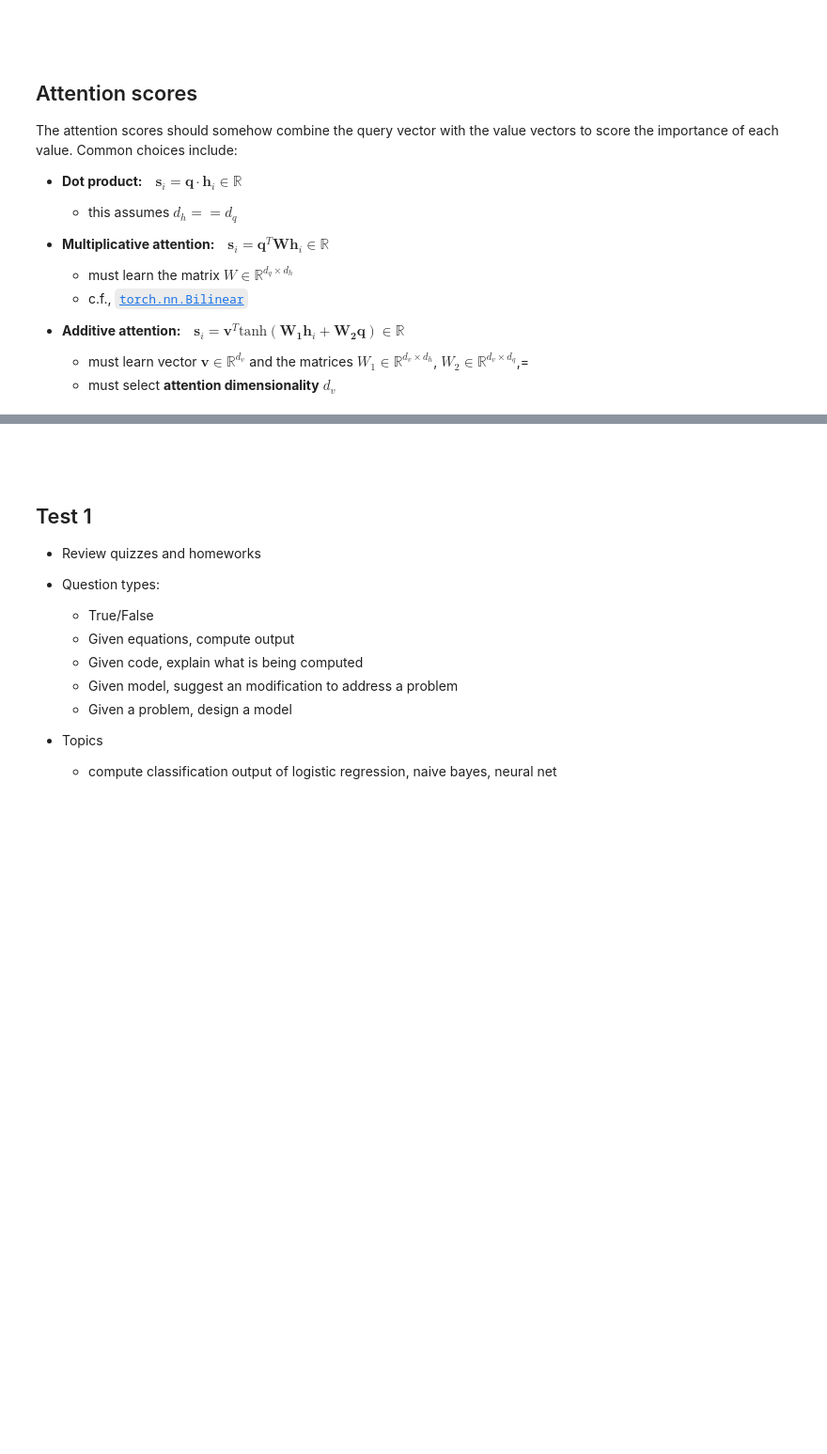
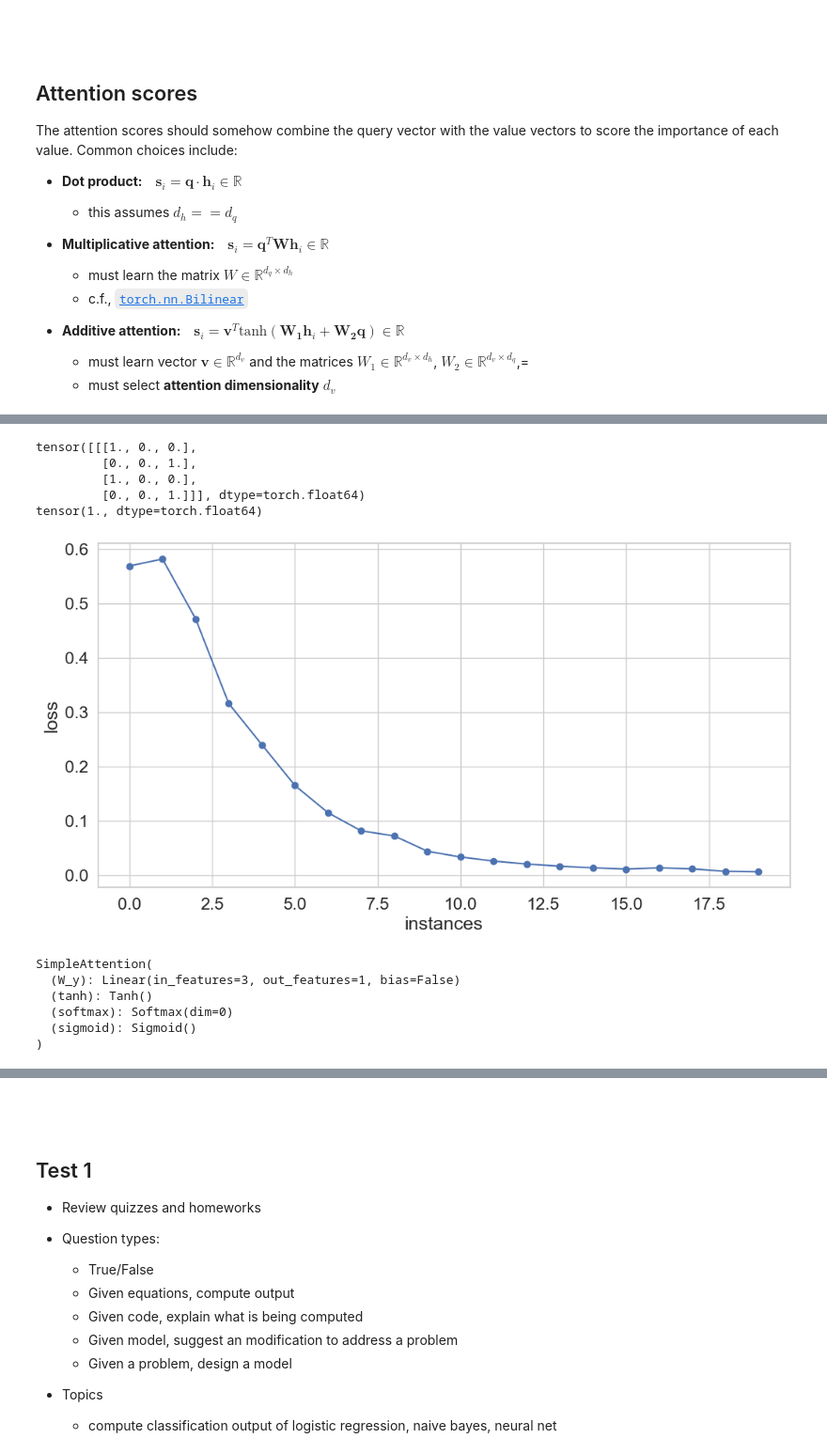
Before and after one commit to tulane-cmps6730/main, a Jupyter notebook: lec/sequence/transformer.ipynb, the cells around one changed output, grey strips where cells are left out. Shown: that part at 94% size. Cells and saved outputs as stored; diff of their text form; code cells hidden in the pictures; blank space fills up the shorter version.

```diff
--- a/lec/sequence/transformer.ipynb
+++ b/lec/sequence/transformer.ipynb
@@ -233,0 +355,8 @@ ELMO "word vectors are learned functions of the internal states of a deep bidire
+# %%
+# 1-hot encodings of the "words" a,b,c
+a = [1,0,0]
+b = [0,1,0]
+c = [0,0,1]
+
+# e.g., the document containing a, c, a, c
+torch.tensor([a,c,a,c], dtype=torch.float64)
@@ -233,0 +368,3 @@ ELMO "word vectors are learned functions of the internal states of a deep bidire
+# %%
+model = SimpleAttention(input_size=3, verbose=True)
+model(torch.tensor([a,c,a,c], dtype=torch.float64))
@@ -233,0 +384,65 @@ ELMO "word vectors are learned functions of the internal states of a deep bidire
+# %%
+# create training instances where
+# a -> label=1
+# b -> label=0
+# c -> label=random
+X = []
+y = []
+for _ in range(10):
+    X.append(torch.tensor([a,c,a,c], dtype=torch.float64))
+    y.append(1)
+
+for _ in range(10):
+    X.append(torch.tensor([b,c,b,c], dtype=torch.float64))
+    y.append(0)
+X = torch.stack(X)
+# print first training instance
+print(X[:1])
+y = torch.tensor(y, dtype=torch.float64)
+# print first label
+print(y[0])
+# %% [output]
+tensor([[[1., 0., 0.],
+         [0., 0., 1.],
+         [1., 0., 0.],
+         [0., 0., 1.]]], dtype=torch.float64)
+tensor(1., dtype=torch.float64)
+# %%
+data = list(zip(X,y))
+# %%
+def train_model(model, data, epochs=20, learning_rate=0.4):
+    torch.random.manual_seed(42)
+    np.random.seed(42)
+    criterion = nn.BCELoss()
+    optimizer = torch.optim.Adam(model.parameters(),
+                                 lr=learning_rate)
+    model.verbose = False
+    loss_val = []
+    # main training loop
+    for epoch in tqdm(range(epochs), total=epochs):
+        np.random.shuffle(data)
+        optimizer.zero_grad() # reset all the gradient information
+        for X, y in data:
+            result = model.forward(X)
+            loss = criterion(result[0], y)
+            loss.backward()      # computes all the gradients
+        optimizer.step()     # update parameters
+        loss_val.append(loss.item())
+    plt.figure()
+    plt.plot(loss_val, 'bo-')
+    plt.ylabel('loss')
+    plt.xlabel('instances')
+    plt.show()
+    return model
+
+
+att = SimpleAttention(input_size=3)
+train_model(att, data)
+# %% [output]
+[figure, added]
+SimpleAttention(
+  (W_y): Linear(in_features=3, out_features=1, bias=False)
+  (tanh): Tanh()
+  (softmax): Softmax(dim=0)
+  (sigmoid): Sigmoid()
+)
```
Also changed, not shown: parts of 15 cells of this notebook, 1 other file.
